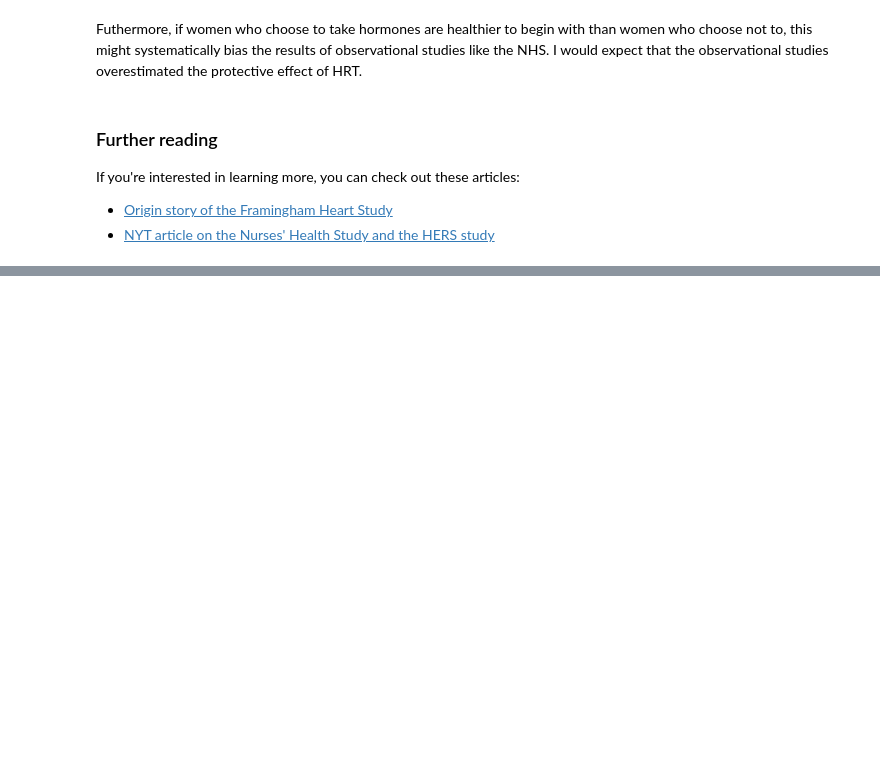
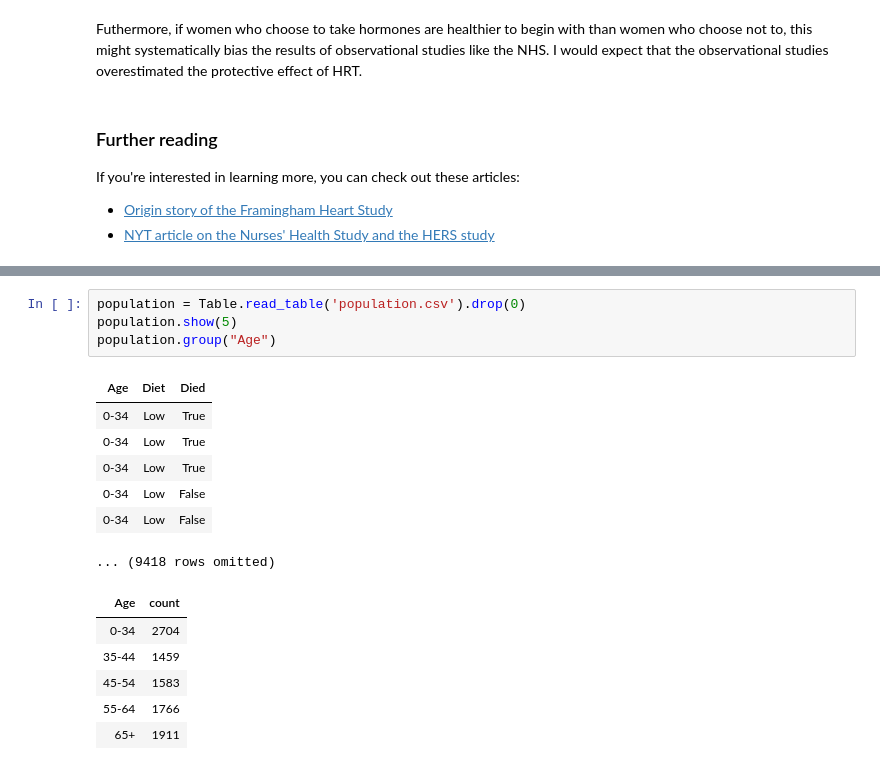
Before and after one commit to micahelinor/Data_Science, a Jupyter notebook: Projects/Cardiovascular_Disease/Cardio_Disease.ipynb, the cells around one changed output, grey strips where cells are left out. Cells and saved outputs as stored; diff of their text form; blank space fills up the shorter version.

```diff
--- a/Projects/Cardiovascular_Disease/Cardio_Disease.ipynb
+++ b/Projects/Cardiovascular_Disease/Cardio_Disease.ipynb
@@ -401,0 +442,18 @@ If you're interested in learning more, you can check out these articles:
+# %%
+population = Table.read_table('population.csv').drop(0)
+population.show(5)
+population.group("Age")
+# %% [output]
+| Age | Diet | Died |
+| 0-34 | Low | True |
+| 0-34 | Low | True |
+| 0-34 | Low | True |
+| 0-34 | Low | False |
+| 0-34 | Low | False |
+... (9418 rows omitted)
+| Age | count |
+| 0-34 | 2704 |
+| 35-44 | 1459 |
+| 45-54 | 1583 |
+| 55-64 | 1766 |
+| 65+ | 1911 |
```
Also changed, not shown: parts of 33 cells of this notebook.
